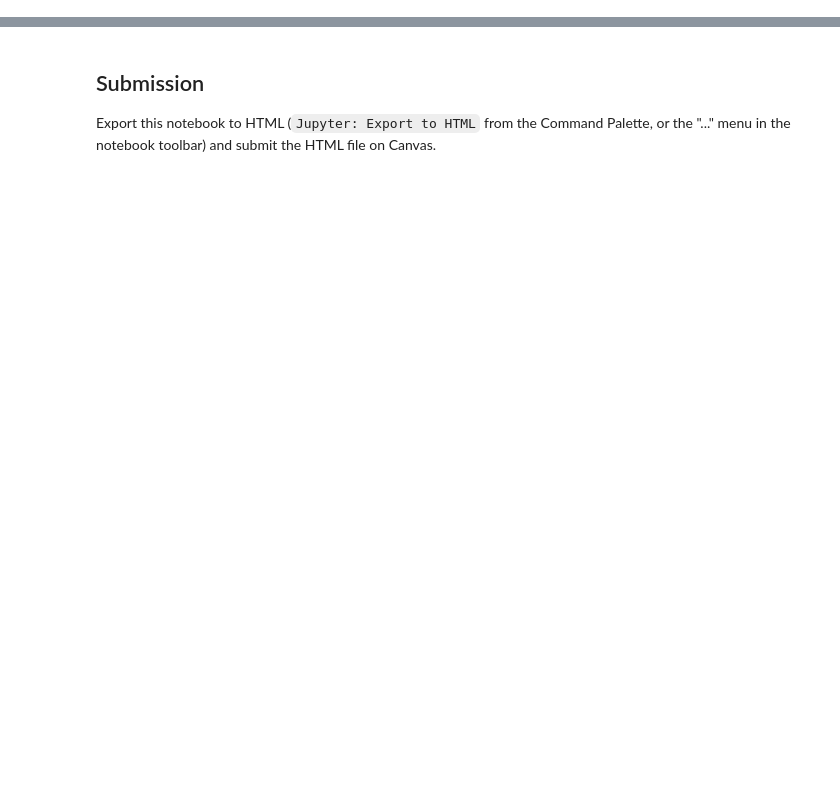
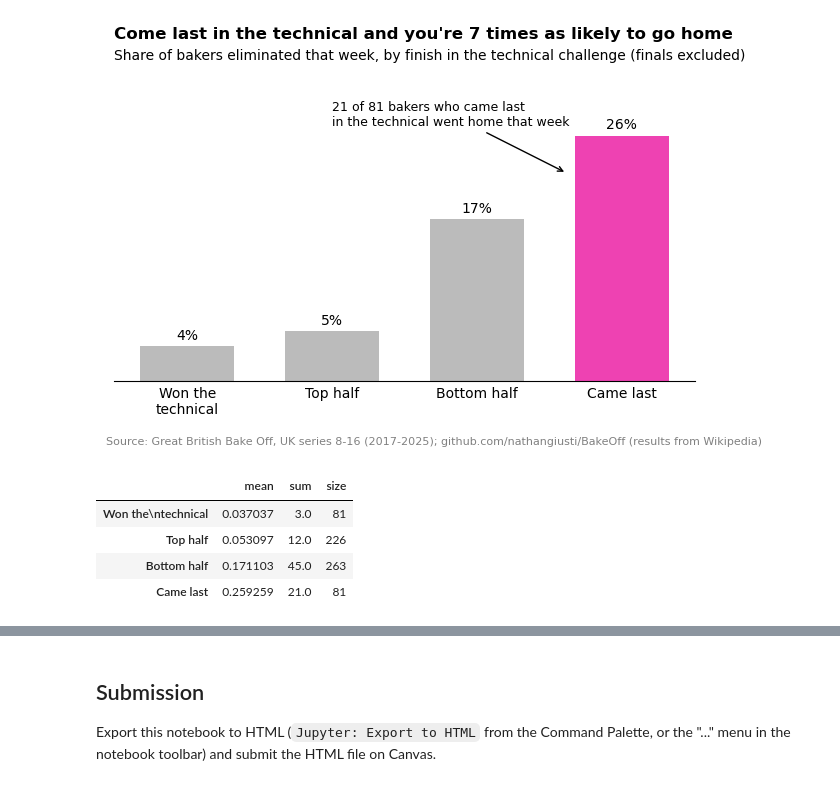
Before and after one commit to smgroves/DS2003, a Jupyter notebook: Labs/Lab10/Lab10_blank_annotation.ipynb, the cells around one changed output, grey strips where cells are left out. Drawn from its saved outputs; the diff is of its cells as text; code cells hidden in the pictures; blank space fills up the shorter version.

```diff
--- a/Labs/Lab10/Lab10_blank_annotation.ipynb
+++ b/Labs/Lab10/Lab10_blank_annotation.ipynb
@@ -177,0 +135,47 @@ Pick a static chart you plan to use in your **Project 2** notebook's About secti
+# %%
+# Group each baker by where they finished in that week's technical, relative to how many bakers were left
+finish = np.select([weeks["Tech"] == 1, weeks["Tech"] == weeks["bakers"], weeks["Tech"] <= weeks["bakers"] / 2],
+                   ["Won the\ntechnical", "Came last", "Top half"], default="Bottom half")
+order = ["Won the\ntechnical", "Top half", "Bottom half", "Came last"]
+rates = weeks.groupby(finish)["eliminated"].agg(["mean", "sum", "size"]).loc[order]
+
+fig, ax = plt.subplots(figsize=(7, 4.2))
+
+# highlight: only the group the story is about gets color
+colors = [HIGHLIGHT if g == "Came last" else MUTED for g in order]
+bars = ax.bar(order, rates["mean"], color=colors, width=0.65)
+
+# declutter: no box, no y-axis (the bars are labeled directly), no tick marks
+ax.spines[["top", "right", "left"]].set_visible(False)
+ax.set_yticks([])
+ax.tick_params(axis="x", length=0)
+ax.set_ylim(0, 0.33)
+
+# direct labels: the value sits on each bar
+ax.bar_label(bars, labels=[f"{v:.0%}" for v in rates["mean"]], padding=3, fontsize=10)
+
+# annotate: xy is where the arrow points, xytext is where the words sit (both in data coordinates)
+ax.annotate(f"{rates.loc['Came last', 'sum']:.0f} of {rates.loc['Came last', 'size']} bakers who came last\nin the technical went home that week",
+            xy=(2.62, 0.22), xytext=(1.0, 0.27),
+            arrowprops=dict(arrowstyle="->"), fontsize=9)
+
+# active title + subtitle (the subtitle is in axes coordinates, so it stays put above the plot)
+ax.set_title("Come last in the technical and you're 7 times as likely to go home",
+             loc="left", fontweight="bold", fontsize=12, pad=22)
+ax.text(0, 1.03, "Share of bakers eliminated that week, by finish in the technical challenge (finals excluded)",
+        transform=ax.transAxes, fontsize=10)
+
+# Source line, bottom left of the figure
+fig.text(0.01, -0.03, "Source: Great British Bake Off, UK series 8-16 (2017-2025); github.com/nathangiusti/BakeOff (results from Wikipedia)",
+         fontsize=8, color="grey")
+fig.tight_layout()
+plt.show()
+
+rates
+# %% [output]
+[figure, added]
+|  | mean | sum | size |
+| Won the\ntechnical | 0.037037 | 3.0 | 81 |
+| Top half | 0.053097 | 12.0 | 226 |
+| Bottom half | 0.171103 | 45.0 | 263 |
+| Came last | 0.259259 | 21.0 | 81 |
```
Also changed, not shown: parts of 62 cells of this notebook.
